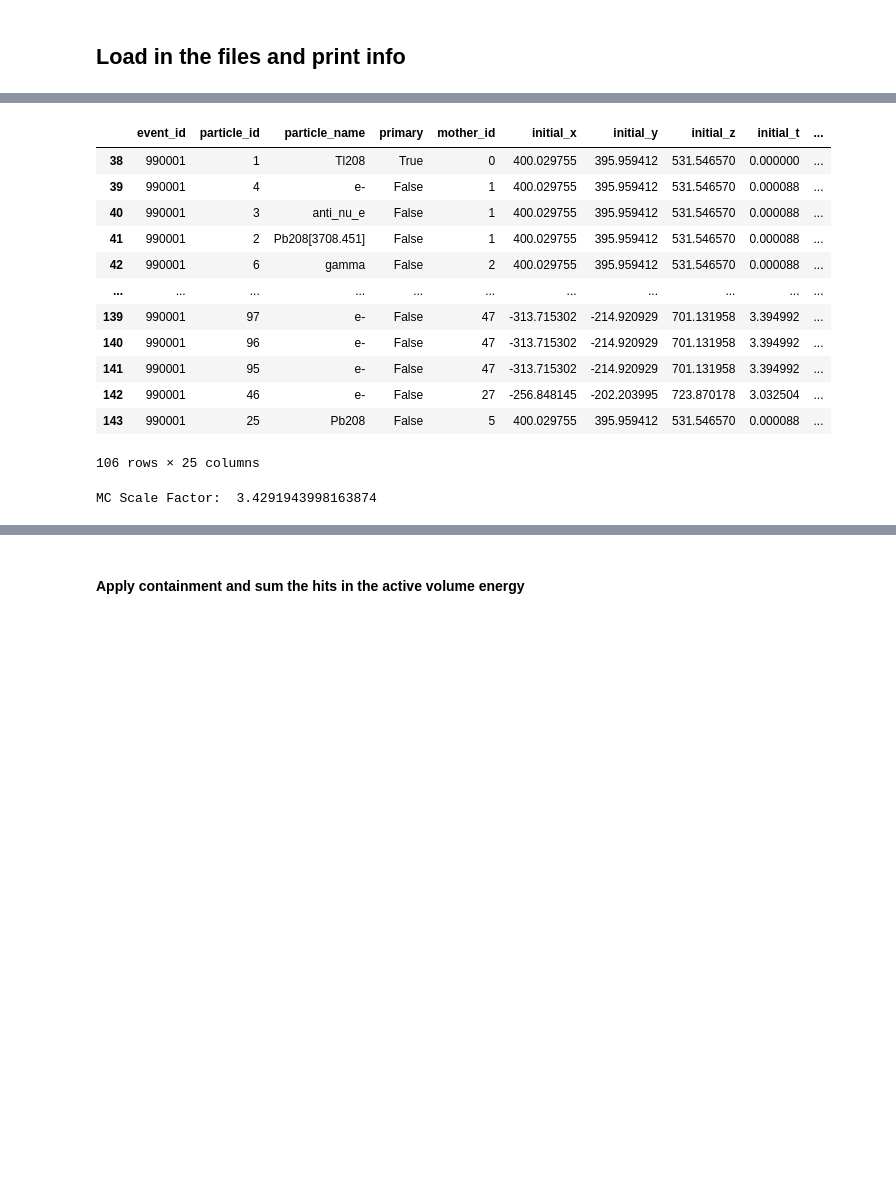
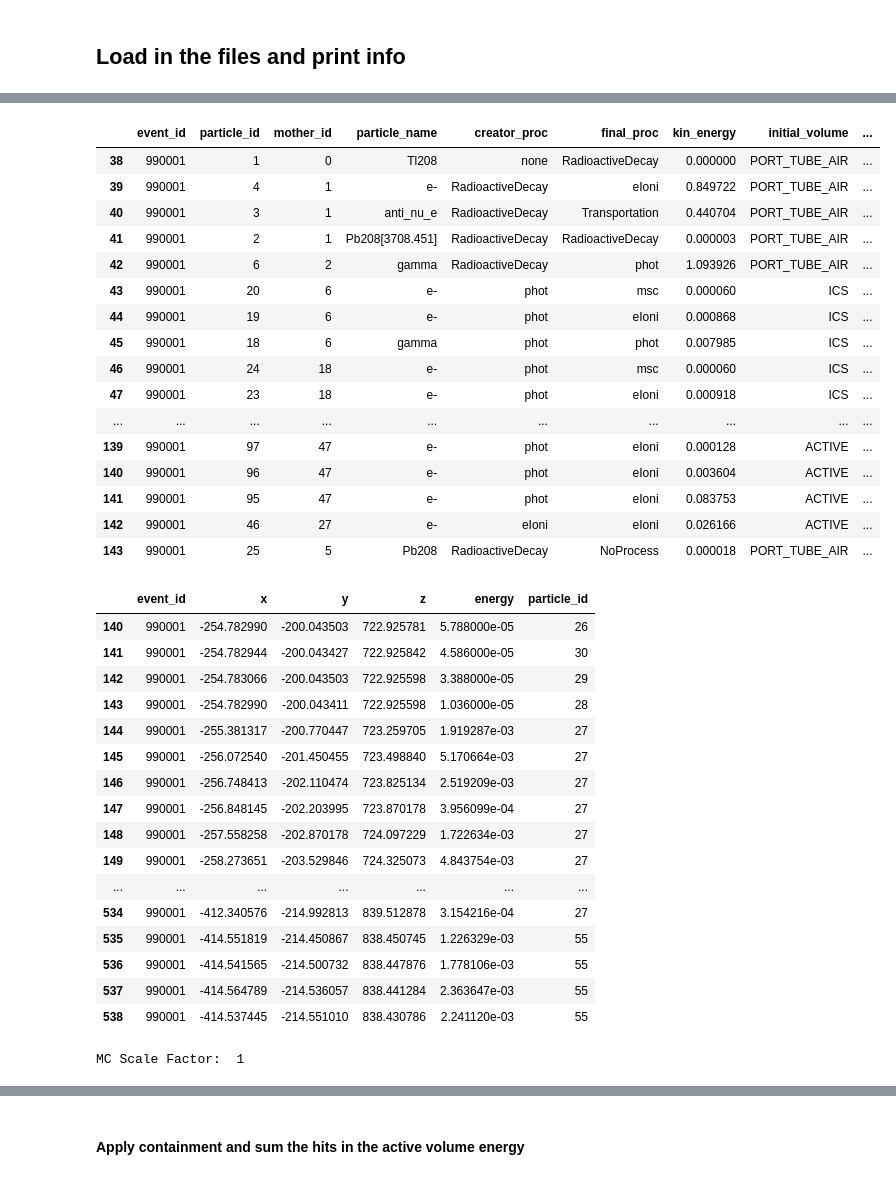
Before and after one commit to kvjmistry/DoubleBeta, a Jupyter notebook: Bremsstrahlung/StudyGammasPorts.ipynb, the cells around one changed output, grey strips where cells are left out. Saved outputs shown, nothing was run; the diff lists cells and outputs as text; code cells hidden in the pictures; blank space fills up the shorter version.

```diff
--- a/Bremsstrahlung/StudyGammasPorts.ipynb
+++ b/Bremsstrahlung/StudyGammasPorts.ipynb
@@ -76,27 +76,51 @@ else:
-# %%
-## Particles
-pd.set_option('display.max_rows', 20)  # Change 1000 to your desired maximum number
-display(parts_v[0][parts_v[0].event_id == 990001])
-
-# Get the MC scale factor
-# This is equal to Data triggers over 400 keV/MC triggers over 400 keV.
-# Some example data trigger numbers available from https://arxiv.org/abs/1905.13110
-# Note this paper notes a trigger threshold of 150 keV and nexus uses 400 keV
-# We should take that into account here too
-scale_factor = 313761 / len(parts_v[0][parts_v[0].particle_name == "Tl208"].event_id.unique())
-print("MC Scale Factor: ", scale_factor)
-# %% [output]
-|  | event_id | particle_id | particle_name | primary | mother_id | initial_x | initial_y | initial_z | initial_t | ... |
-| 38 | 990001 | 1 | Tl208 | True | 0 | 400.029755 | 395.959412 | 531.546570 | 0.000000 | ... |
-| 39 | 990001 | 4 | e- | False | 1 | 400.029755 | 395.959412 | 531.546570 | 0.000088 | ... |
-| 40 | 990001 | 3 | anti_nu_e | False | 1 | 400.029755 | 395.959412 | 531.546570 | 0.000088 | ... |
-| 41 | 990001 | 2 | Pb208[3708.451] | False | 1 | 400.029755 | 395.959412 | 531.546570 | 0.000088 | ... |
-| 42 | 990001 | 6 | gamma | False | 2 | 400.029755 | 395.959412 | 531.546570 | 0.000088 | ... |
-| ... | ... | ... | ... | ... | ... | ... | ... | ... | ... | ... |
-| 139 | 990001 | 97 | e- | False | 47 | -313.715302 | -214.920929 | 701.131958 | 3.394992 | ... |
-| 140 | 990001 | 96 | e- | False | 47 | -313.715302 | -214.920929 | 701.131958 | 3.394992 | ... |
-| 141 | 990001 | 95 | e- | False | 47 | -313.715302 | -214.920929 | 701.131958 | 3.394992 | ... |
-| 142 | 990001 | 46 | e- | False | 27 | -256.848145 | -202.203995 | 723.870178 | 3.032504 | ... |
-| 143 | 990001 | 25 | Pb208 | False | 5 | 400.029755 | 395.959412 | 531.546570 | 0.000088 | ... |
-106 rows × 25 columns
-MC Scale Factor:  3.4291943998163874
+# %%
+## Particles
+pd.set_option('display.max_rows', 20)  # Change 1000 to your desired maximum number
+pd.set_option('display.max_rows', 700)
+display(parts_v[0][parts_v[0].event_id == 990001])
+display(hits_v[0][hits_v[0].event_id == 990001])
+
+# Get the MC scale factor
+# The data source rate is 5kBq and trigger efficiency is 97%
+# Normalize the total data rate with the total generated MC events
+# Scale everything to a total length of a calibration day which is 24hr
+# There was 10k events and 300 files generated for the MC campaign
+scale_factor = (5000*24*60*60*0.97)/(300*10e3)
+scale_factor = 1
+print("MC Scale Factor: ", scale_factor)
+# %% [output]
+|  | event_id | particle_id | mother_id | particle_name | creator_proc | final_proc | kin_energy | initial_volume | ... |
+| 38 | 990001 | 1 | 0 | Tl208 | none | RadioactiveDecay | 0.000000 | PORT_TUBE_AIR | ... |
+| 39 | 990001 | 4 | 1 | e- | RadioactiveDecay | eIoni | 0.849722 | PORT_TUBE_AIR | ... |
+| 40 | 990001 | 3 | 1 | anti_nu_e | RadioactiveDecay | Transportation | 0.440704 | PORT_TUBE_AIR | ... |
+| 41 | 990001 | 2 | 1 | Pb208[3708.451] | RadioactiveDecay | RadioactiveDecay | 0.000003 | PORT_TUBE_AIR | ... |
+| 42 | 990001 | 6 | 2 | gamma | RadioactiveDecay | phot | 1.093926 | PORT_TUBE_AIR | ... |
+| 43 | 990001 | 20 | 6 | e- | phot | msc | 0.000060 | ICS | ... |
+| 44 | 990001 | 19 | 6 | e- | phot | eIoni | 0.000868 | ICS | ... |
+| 45 | 990001 | 18 | 6 | gamma | phot | phot | 0.007985 | ICS | ... |
+| 46 | 990001 | 24 | 18 | e- | phot | msc | 0.000060 | ICS | ... |
+| 47 | 990001 | 23 | 18 | e- | phot | eIoni | 0.000918 | ICS | ... |
+| ... | ... | ... | ... | ... | ... | ... | ... | ... | ... |
+| 139 | 990001 | 97 | 47 | e- | phot | eIoni | 0.000128 | ACTIVE | ... |
+| 140 | 990001 | 96 | 47 | e- | phot | eIoni | 0.003604 | ACTIVE | ... |
+| 141 | 990001 | 95 | 47 | e- | phot | eIoni | 0.083753 | ACTIVE | ... |
+| 142 | 990001 | 46 | 27 | e- | eIoni | eIoni | 0.026166 | ACTIVE | ... |
+| 143 | 990001 | 25 | 5 | Pb208 | RadioactiveDecay | NoProcess | 0.000018 | PORT_TUBE_AIR | ... |
+|  | event_id | x | y | z | energy | particle_id |
+| 140 | 990001 | -254.782990 | -200.043503 | 722.925781 | 5.788000e-05 | 26 |
+| 141 | 990001 | -254.782944 | -200.043427 | 722.925842 | 4.586000e-05 | 30 |
+| 142 | 990001 | -254.783066 | -200.043503 | 722.925598 | 3.388000e-05 | 29 |
+| 143 | 990001 | -254.782990 | -200.043411 | 722.925598 | 1.036000e-05 | 28 |
+| 144 | 990001 | -255.381317 | -200.770447 | 723.259705 | 1.919287e-03 | 27 |
+| 145 | 990001 | -256.072540 | -201.450455 | 723.498840 | 5.170664e-03 | 27 |
+| 146 | 990001 | -256.748413 | -202.110474 | 723.825134 | 2.519209e-03 | 27 |
+| 147 | 990001 | -256.848145 | -202.203995 | 723.870178 | 3.956099e-04 | 27 |
+| 148 | 990001 | -257.558258 | -202.870178 | 724.097229 | 1.722634e-03 | 27 |
+| 149 | 990001 | -258.273651 | -203.529846 | 724.325073 | 4.843754e-03 | 27 |
+| ... | ... | ... | ... | ... | ... | ... |
+| 534 | 990001 | -412.340576 | -214.992813 | 839.512878 | 3.154216e-04 | 27 |
+| 535 | 990001 | -414.551819 | -214.450867 | 838.450745 | 1.226329e-03 | 55 |
+| 536 | 990001 | -414.541565 | -214.500732 | 838.447876 | 1.778106e-03 | 55 |
+| 537 | 990001 | -414.564789 | -214.536057 | 838.441284 | 2.363647e-03 | 55 |
+| 538 | 990001 | -414.537445 | -214.551010 | 838.430786 | 2.241120e-03 | 55 |
+MC Scale Factor:  1
```
Also changed, not shown: parts of 30 cells of this notebook, 38 other files.
